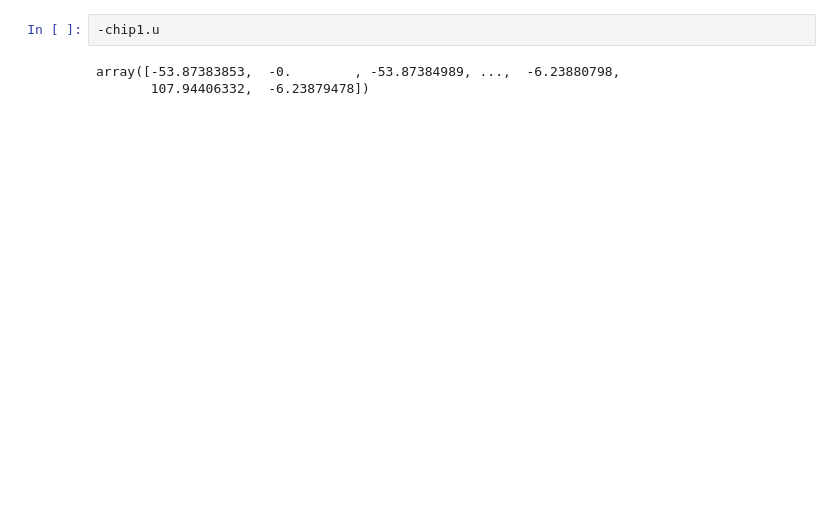
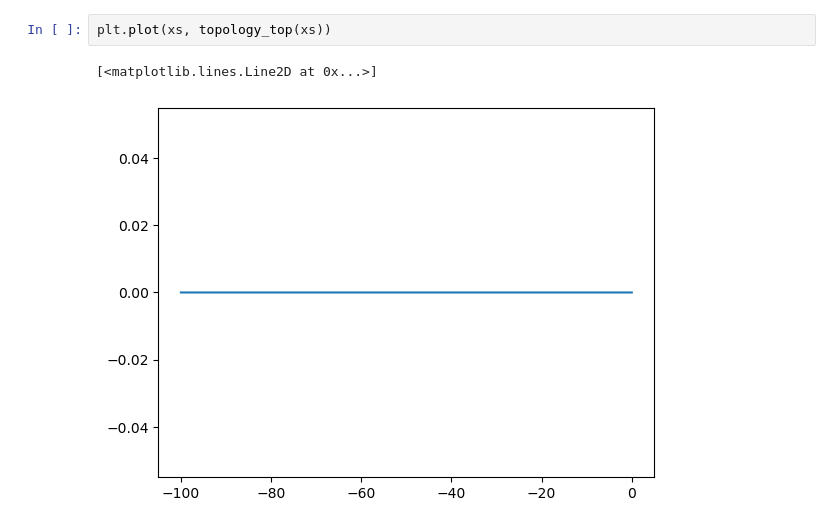
Before and after one commit to tiger4432/FEM-MY, a Jupyter notebook: FEM2.ipynb, the cells around one changed output. Cells and saved outputs as stored; diff of their text form; blank space fills up the shorter version.

```diff
--- a/FEM2.ipynb
+++ b/FEM2.ipynb
@@ -750,6 +755,6 @@ for i in range(1000):
 KeyboardInterrupt:
-# %%
--chip1.u
-# %% [output]
-array([-53.87383853,  -0.        , -53.87384989, ...,  -6.23880798,
-       107.94406332,  -6.23879478])
+# %%
+plt.plot(xs, topology_top(xs))
+# %% [output]
+[<matplotlib.lines.Line2D at 0x...>]
+[figure, added]
```
Also changed, not shown: parts of 1 cell of this notebook, 1 other file.
